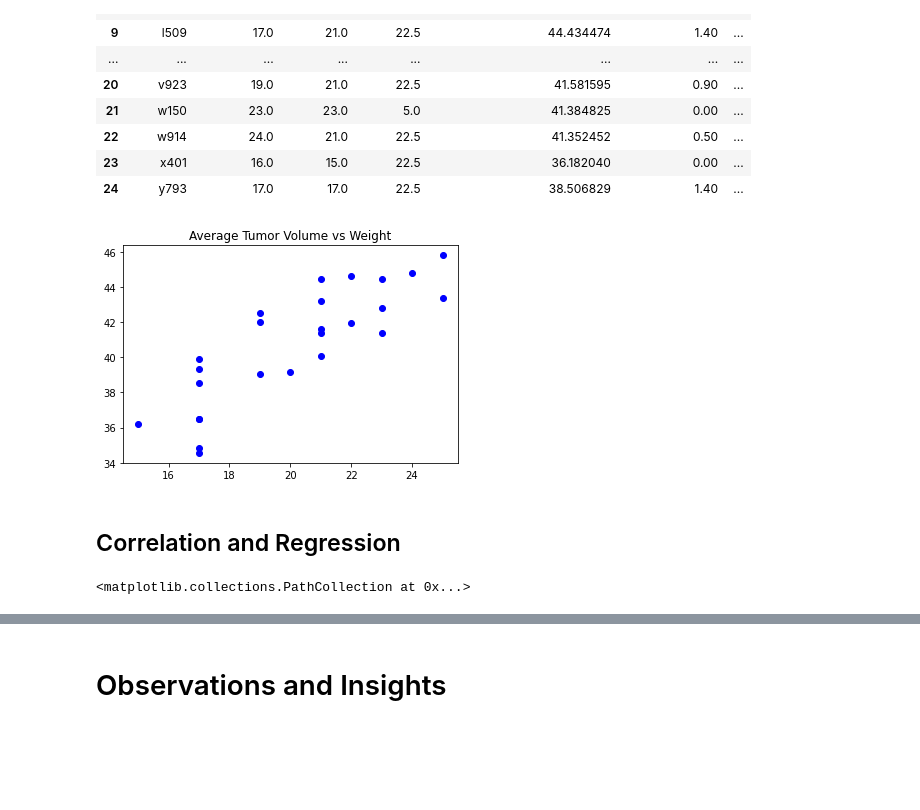
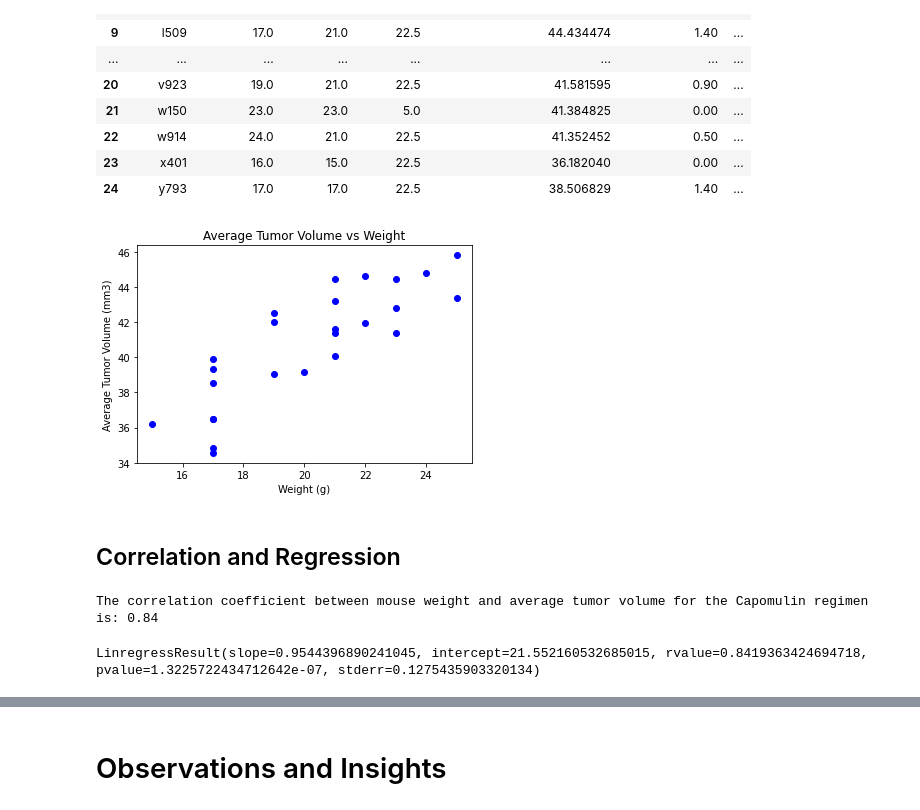
Before and after one commit to RyanAdamGonzalez1996/MatPlotLib_Challenge, a Jupyter notebook: pymaceuticals_starter.ipynb, the cells around one changed output, grey strips where cells are left out. Saved outputs shown, nothing was run; the diff lists cells and outputs as text; code cells hidden in the pictures; blank space fills up the shorter version.

```diff
--- a/pymaceuticals_starter.ipynb
+++ b/pymaceuticals_starter.ipynb
@@ -417,22 +417,31 @@ capomulinAvg
 # %%
 # Generate a scatter plot of average tumor volume vs. mouse weight
 # for all mice in the Capomulin regimen
 
 #Set x and y axis variables
 average = capomulinAvg["Average Tumor Volume (mm3)"]
 weight = capomulinAvg["Weight (g)"]
 
 #Plot Graph
-capomulinScatter = plt.scatter(weight, average, color = 'b',)
+plt.scatter(weight, average, color = 'b',)
 plt.title("Average Tumor Volume vs Weight")
+plt.xlabel("Weight (g)")
+plt.ylabel("Average Tumor Volume (mm3)")
 plt.show()
 # %% [output]
-[figure, old version]
+[figure, new version]
 # %% [markdown]
 ## Correlation and Regression
 # %%
-# Calculate the correlation coefficient and linear regression model
+# Calculate the correlation coefficient
 # for mouse weight and average tumor volume for the Capomulin regimen
-capomulinScatter
+correlation = round(st.pearsonr(capomulinAvg["Weight (g)"], capomulinAvg["Average Tumor Volume (mm3)"])[0],2)
+print(f"The correlation coefficient between mouse weight and average tumor volume for the Capomulin regimen is: {correlation}")
 # %% [output]
-<matplotlib.collections.PathCollection at 0x...>
+The correlation coefficient between mouse weight and average tumor volume for the Capomulin regimen is: 0.84
+# %%
+#Linear regression model
+linRegression = st.linregress(capomulinAvg["Weight (g)"], capomulinAvg["Average Tumor Volume (mm3)"])
+linRegression
+# %% [output]
+LinregressResult(slope=0.9544396890241045, intercept=21.552160532685015, rvalue=0.8419363424694718, pvalue=1.3225722434712642e-07, stderr=0.1275435903320134)
```
Also changed, not shown: parts of 2 cells of this notebook.
